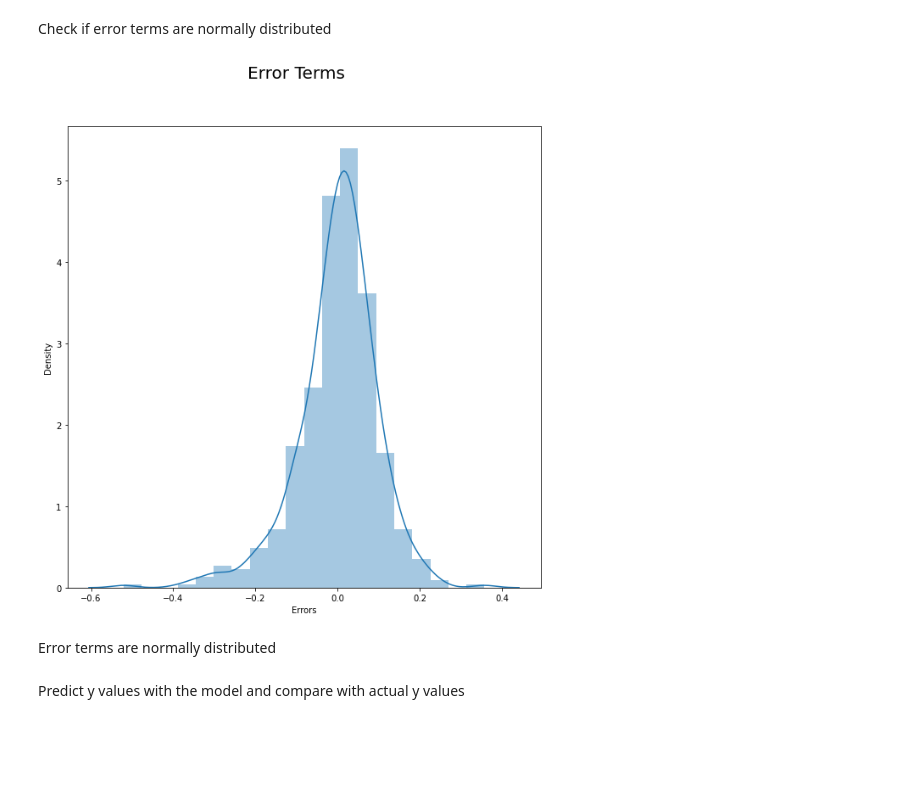
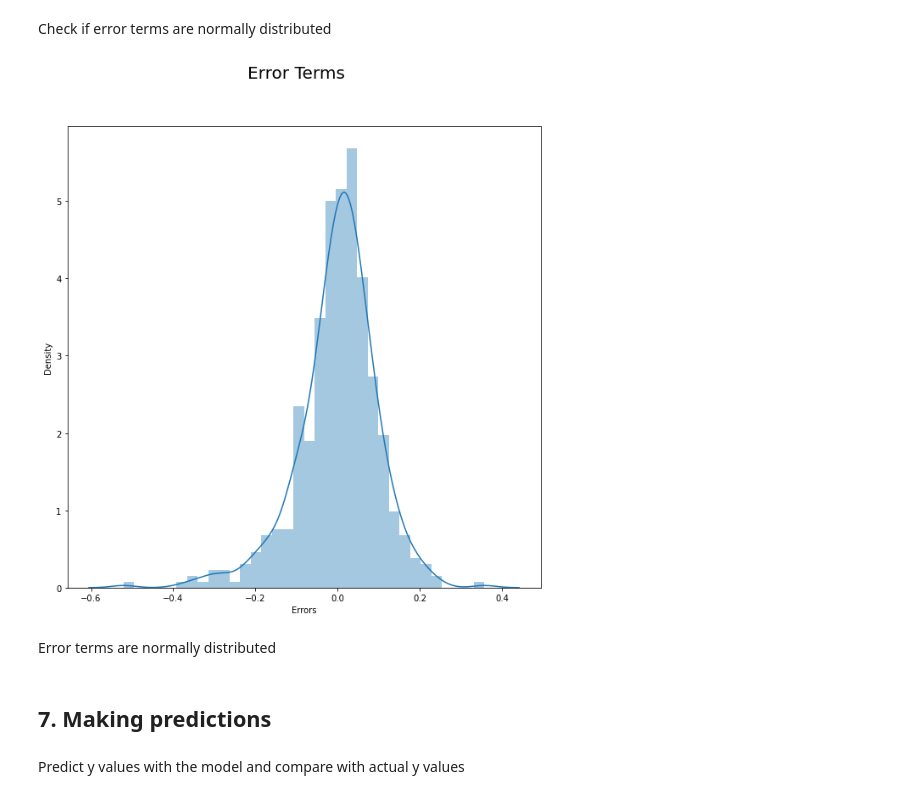
Before and after one commit to kavurisrikanth/boombikes, a Jupyter notebook: boombikes.ipynb, the cells around one changed output. Cells and saved outputs as stored; diff of their text form; code cells hidden in the pictures; blank space fills up the shorter version.

```diff
--- a/boombikes.ipynb
+++ b/boombikes.ipynb
@@ -1111,19 +1116,23 @@ vif_model
 Check if error terms are normally distributed
 # %%
 y_train_pred = ols.predict(X_train_model)
+# %%
+error_terms = y_train - y_train_pred
 # %%
 # Plot the histogram of the error terms
 fig = plt.figure(figsize=(10, 10))
-sns.distplot((y_train - y_train_pred), bins = 20)
+sns.distplot(error_terms)
 
 # Plot heading
 fig.suptitle('Error Terms', fontsize = 20)
 plt.xlabel('Errors')
 plt.show()
 # %% [output]
-[figure, old version]
+[figure, new version]
 # %% [markdown]
 Error terms are normally distributed
+# %% [markdown]
+## 7. Making predictions
 # %% [markdown]
 Predict y values with the model and compare with actual y values
 # %%
```
Also changed, not shown: parts of 1 cell of this notebook, 2 other files.
